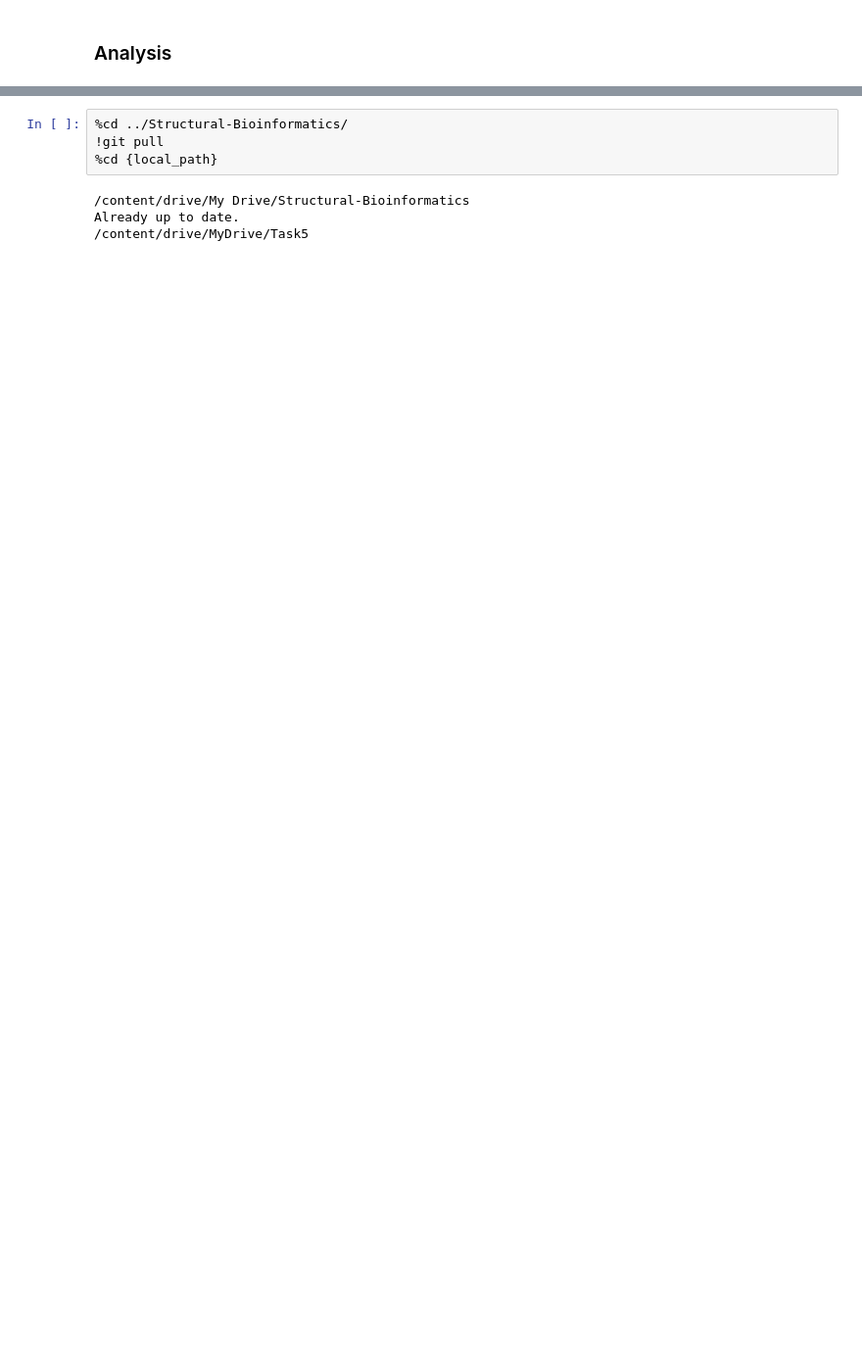
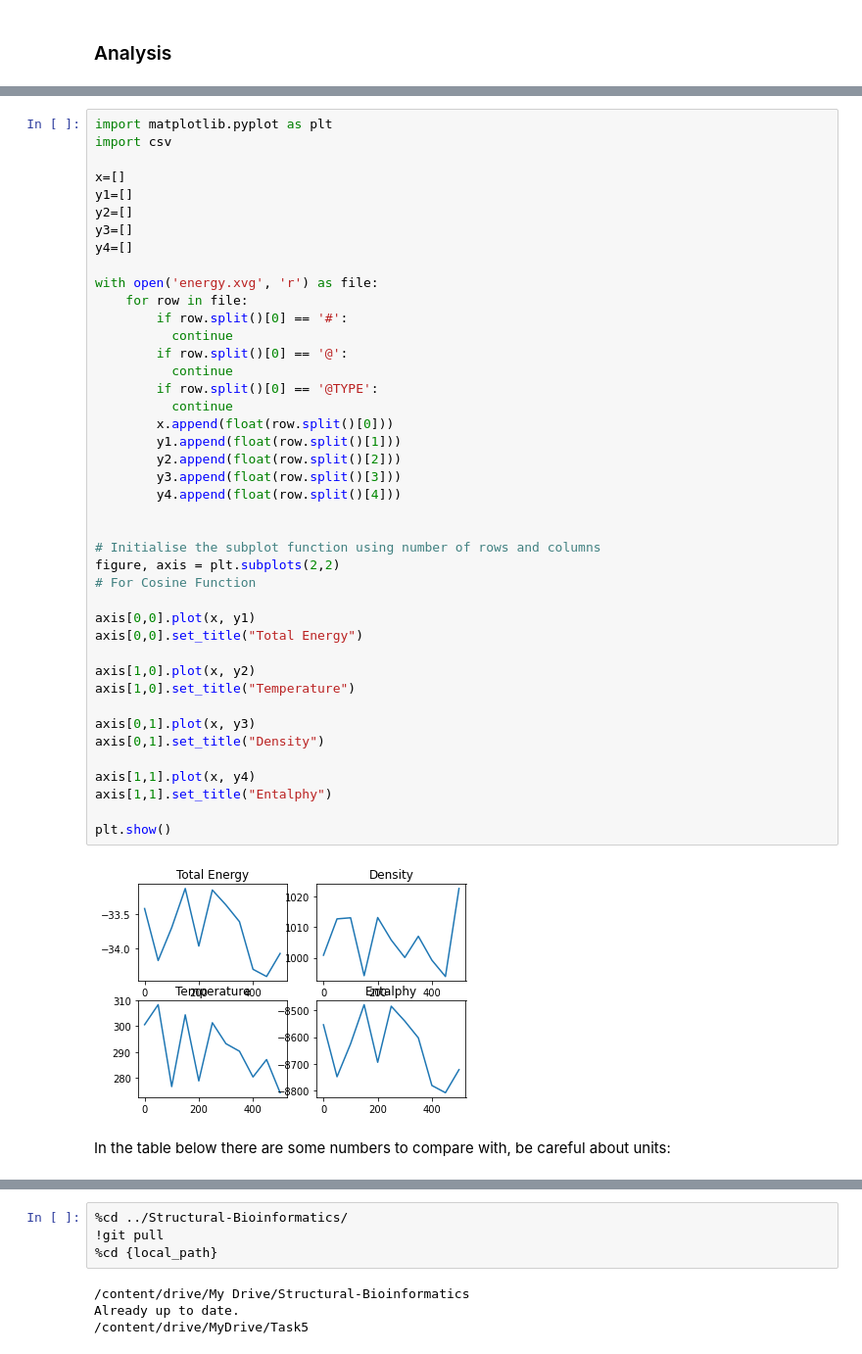
Before and after one commit to carlocamilloni/Structural-Bioinformatics, a Jupyter notebook: MD.ipynb, the cells around one changed output, grey strips where cells are left out. Shown at 98% size. Saved outputs shown, nothing was run; the diff lists cells and outputs as text; blank space fills up the shorter version.

```diff
--- a/MD.ipynb
+++ b/MD.ipynb
@@ -282,0 +363,46 @@ GROMACS reminds you: "Ich war schwanger, mir gings zum kotzen" (Nina Hagen)
+# %%
+import matplotlib.pyplot as plt
+import csv
+
+x=[]
+y1=[]
+y2=[]
+y3=[]
+y4=[]
+
+with open('energy.xvg', 'r') as file:
+    for row in file:
+        if row.split()[0] == '#':
+          continue
+        if row.split()[0] == '@':
+          continue
+        if row.split()[0] == '@TYPE':
+          continue
+        x.append(float(row.split()[0]))
+        y1.append(float(row.split()[1]))
+        y2.append(float(row.split()[2]))
+        y3.append(float(row.split()[3]))
+        y4.append(float(row.split()[4]))
+
+
+# Initialise the subplot function using number of rows and columns
+figure, axis = plt.subplots(2,2)
+# For Cosine Function
+
+axis[0,0].plot(x, y1)
+axis[0,0].set_title("Total Energy")
+
+axis[1,0].plot(x, y2)
+axis[1,0].set_title("Temperature")
+
+axis[0,1].plot(x, y3)
+axis[0,1].set_title("Density")
+
+axis[1,1].plot(x, y4)
+axis[1,1].set_title("Entalphy")
+
+plt.show()
+# %% [output]
+[figure, added]
+# %% [markdown]
+In the table below there are some numbers to compare with, be careful about units:
```
Also changed, not shown: parts of 14 cells of this notebook.
